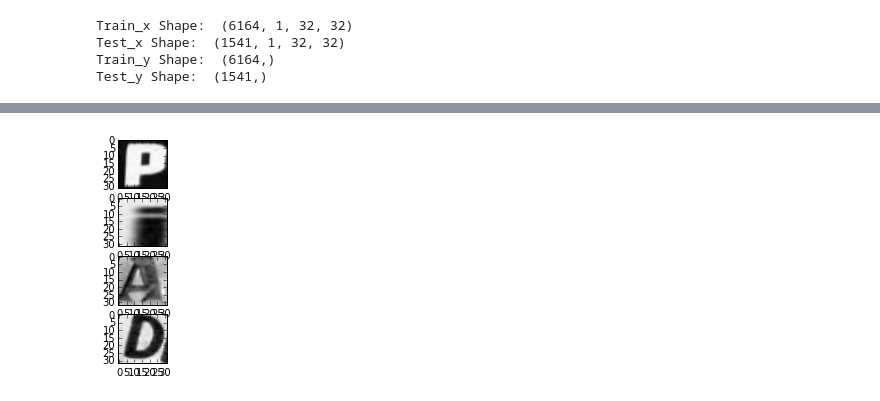
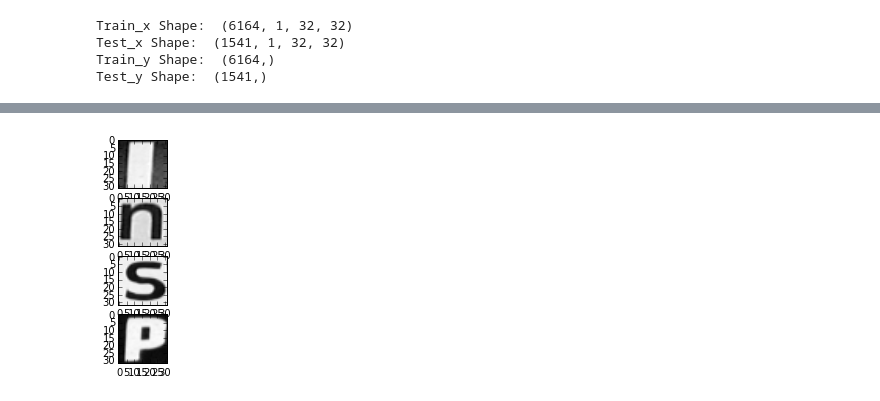
Before and after one commit to faizankshaikh/Project, a Jupyter notebook: trial3.ipynb, the cells around one changed output, grey strips where cells are left out. Cells and saved outputs as stored; diff of their text form; code cells hidden in the pictures.

```diff
--- a/trial3.ipynb
+++ b/trial3.ipynb
@@ -194,31 +193,35 @@ def classer(arrayer):
 # %%
 # Visualizing test
 # Take 10, 20, 30, 40
 pylab.figure(1)
 
 pylab.subplot(4, 1, 1)
-img = test1_x[10]
+img = test1_x[90]
 img = img.reshape(32, 32)
 pylab.imshow(img)
+pylab.gray()
 
 pylab.subplot(4, 1, 2)
-img = test1_x[20]
+img = test1_x[80]
 img = img.reshape(32, 32)
 pylab.imshow(img)
+pylab.gray()
 
 pylab.subplot(4, 1, 3)
-img = test1_x[30]
+img = test1_x[110]
 img = img.reshape(32, 32)
 pylab.imshow(img)
+pylab.gray()
 
 pylab.subplot(4, 1, 4)
-img = test1_x[40]
+img = test1_x[120]
 img = img.reshape(32, 32)
 pylab.imshow(img)
+pylab.gray()
 
 pylab.show()
 # %% [output]
-[figure, old version]
+[figure, new version]
 # %%
 # Redo above steps
 tester = np.zeros((4, 1, 32, 32))
```
Also changed, not shown: parts of 8 cells of this notebook, 2 other files.
